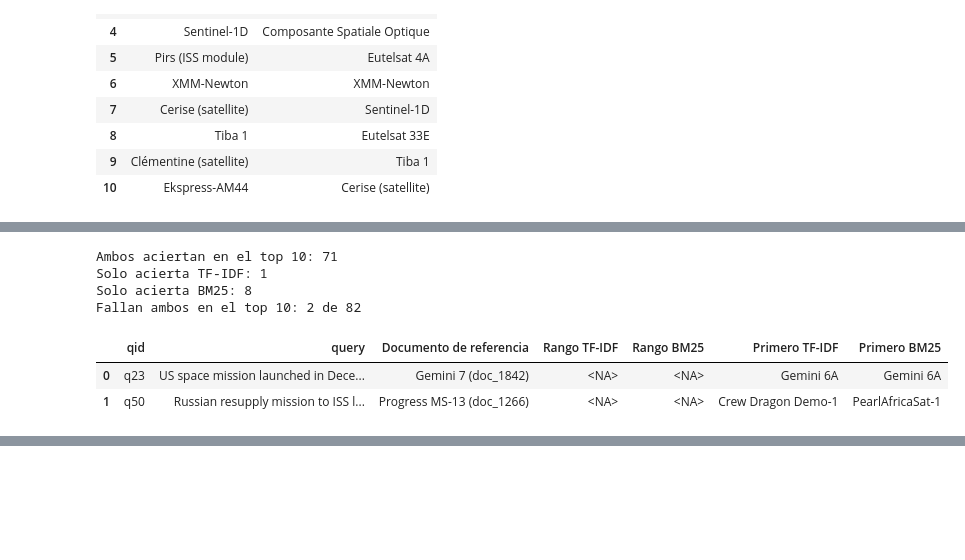
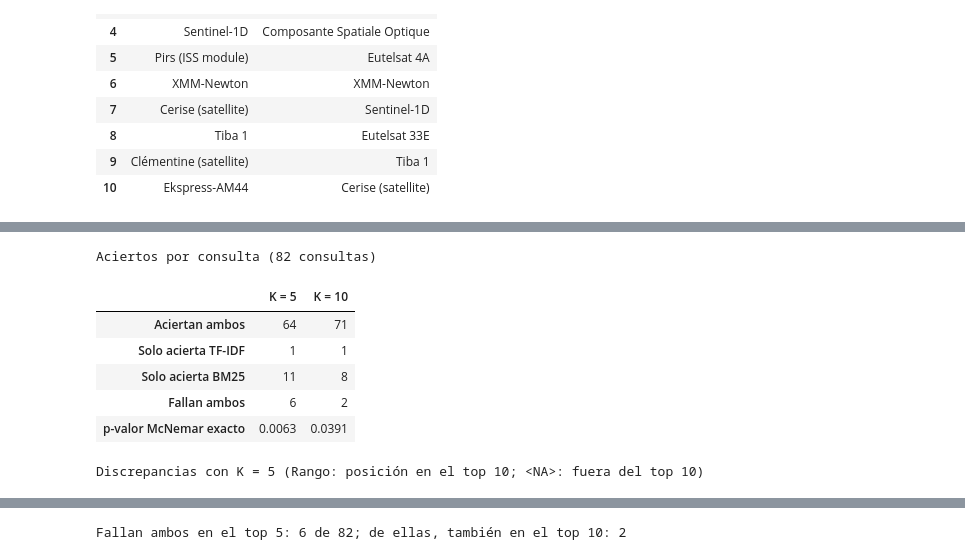
Before and after one commit to kevinMGII/uc3m-pln-rag-2026, a Jupyter notebook: hito1.ipynb, the cells around one changed output, grey strips where cells are left out. Drawn from its saved outputs; the diff is of its cells as text; code cells hidden in the pictures; blank space fills up the shorter version.

```diff
--- a/hito1.ipynb
+++ b/hito1.ipynb
@@ -557,7 +556,7 @@ rankings_by_method = {method: [by_qid[qid] for qid in qid_order]
 metrics = pd.DataFrame({
     method: {'Recall@5': recall_at_k(results, relevant, k=5),
              'Recall@10': recall_at_k(results, relevant, k=10),
-             'MRR': mrr(results, relevant)}
+             'MRR@10': mrr(results, relevant)}
     for method, results in rankings_by_method.items()
 }).T.rename_axis('Método')
 
@@ -576,35 +578,67 @@ Usamos el top 10 para detectar los fallos comunes. Para investigarlos, mostramos
 # %%
-per_query = queries[['qid', 'query', 'relevant_ids']].copy()
+from scipy.stats import binomtest
+
+K_VALUES = (5, 10)
+per_query = queries[['qid', 'query', 'relevant_ids', 'tokens']].copy()
+per_query['Documento de referencia'] = [
+    ' | '.join(f'{titles[doc_id]} ({doc_id})' for doc_id in doc_ids)
+    for doc_ids in per_query.relevant_ids
+]
 for method, results in rankings_by_method.items():
-    per_query[f'Rango {method}'] = pd.array(
+    per_query[f'Rango {method}'] = pd.array(            # posición en el top 10 (<NA> si no está)
         [first_relevant_rank(ranking, gold)
          for ranking, gold in zip(results, relevant, strict=True)],
         dtype='Int64',
     )
     per_query[f'Primero {method}'] = [titles[ranking[0]] if ranking else None
                                     for ranking in results]
 
-hit_tfidf = per_query['Rango TF-IDF'].le(10).fillna(False)
-hit_bm25 = per_query['Rango BM25'].le(10).fillna(False)
-common_misses = per_query.loc[~hit_tfidf & ~hit_bm25].copy()
-common_misses['Documento de referencia'] = [
-    ' | '.join(f'{titles[doc_id]} ({doc_id})' for doc_id in doc_ids)
-    for doc_ids in common_misses.relevant_ids
-]
+summary = {}
+for k in K_VALUES:
+    hit_tfidf = per_query['Rango TF-IDF'].le(k).fillna(False)
+    hit_bm25 = per_query['Rango BM25'].le(k).fillna(False)
+    only_tfidf = int((hit_tfidf & ~hit_bm25).sum())
+    only_bm25 = int((~hit_tfidf & hit_bm25).sum())
+    per_query[f'Discrepan @{k}'] = hit_tfidf != hit_bm25
+    per_query[f'Fallan ambos @{k}'] = ~hit_tfidf & ~hit_bm25
+    n_discordant = only_tfidf + only_bm25
+    summary[f'K = {k}'] = {
+        'Aciertan ambos': int((hit_tfidf & hit_bm25).sum()),
+        'Solo acierta TF-IDF': only_tfidf,
+        'Solo acierta BM25': only_bm25,
+        'Fallan ambos': int(per_query[f'Fallan ambos @{k}'].sum()),
+        'p-valor McNemar exacto': f'{binomtest(only_tfidf, n_discordant, 0.5).pvalue:.4f}' if n_discordant else '1.0000',
+    }
+print(f'Aciertos por consulta ({len(per_query)} consultas)')
+display(pd.DataFrame(summary))
 
-print(f'Ambos aciertan en el top 10: {(hit_tfidf & hit_bm25).sum()}')
-print(f'Solo acierta TF-IDF: {(hit_tfidf & ~hit_bm25).sum()}')
-print(f'Solo acierta BM25: {(~hit_tfidf & hit_bm25).sum()}')
-print(f'Fallan ambos en el top 10: {len(common_misses)} de {len(per_query)}')
+print('\nDiscrepancias con K = 5 (Rango: posición en el top 10; <NA>: fuera del top 10)')
+with pd.option_context('display.max_colwidth', None, 'display.max_rows', None):
+    display(per_query.loc[per_query['Discrepan @5'],
+                          ['qid', 'Documento de referencia', 'Rango TF-IDF', 'Rango BM25']].reset_index(drop=True))
+
+# Diagnóstico: posición del documento de referencia en el ranking completo (no entra en las métricas)
+common_misses = per_query[per_query['Fallan ambos @5']].copy()
+for method, score_fn in (('TF-IDF', scores_tfidf), ('BM25', scores_bm25)):
+    common_misses[f'Posición {method}'] = pd.array(
+        [first_relevant_rank(rank_documents(score_fn(tokens), k=len(docs)), gold)
+         for tokens, gold in zip(common_misses.tokens, common_misses.relevant_ids)],
+        dtype='Int64',
+    )
+common_misses['Falla en top 10'] = common_misses['Fallan ambos @10'].map({True: 'sí', False: 'no'})
+
+print(f'\nFallan ambos en el top 5: {len(common_misses)} de {len(per_query)}; '
+      f'de ellas, también en el top 10: {int(common_misses["Fallan ambos @10"].sum())}')
 with pd.option_context('display.max_colwidth', None, 'display.max_rows', None):
     display(common_misses[['qid', 'query', 'Documento de referencia',
-                           'Rango TF-IDF', 'Rango BM25',
+                           'Posición TF-IDF', 'Posición BM25', 'Falla en top 10',
                            'Primero TF-IDF', 'Primero BM25']].reset_index(drop=True))
 # %% [output]
-Ambos aciertan en el top 10: 71
-Solo acierta TF-IDF: 1
-Solo acierta BM25: 8
-Fallan ambos en el top 10: 2 de 82
+Aciertos por consulta (82 consultas)
-|  | qid | query | Documento de referencia | Rango TF-IDF | Rango BM25 | Primero TF-IDF | Primero BM25 |
-| 0 | q23 | US space mission launched in Dece... | Gemini 7 (doc_1842) | <NA> | <NA> | Gemini 6A | Gemini 6A |
-| 1 | q50 | Russian resupply mission to ISS l... | Progress MS-13 (doc_1266) | <NA> | <NA> | Crew Dragon Demo-1 | PearlAfricaSat-1 |
+|  | K = 5 | K = 10 |
+| Aciertan ambos | 64 | 71 |
+| Solo acierta TF-IDF | 1 | 1 |
+| Solo acierta BM25 | 11 | 8 |
+| Fallan ambos | 6 | 2 |
+| p-valor McNemar exacto | 0.0063 | 0.0391 |
+Discrepancias con K = 5 (Rango: posición en el top 10; <NA>: fuera del top 10)
@@ -610,0 +658 @@ Fallan ambos en el top 10: 2 de 82
+Fallan ambos en el top 5: 6 de 82; de ellas, también en el top 10: 2
```
Also changed, not shown: parts of 17 cells of this notebook, 1 other file.
